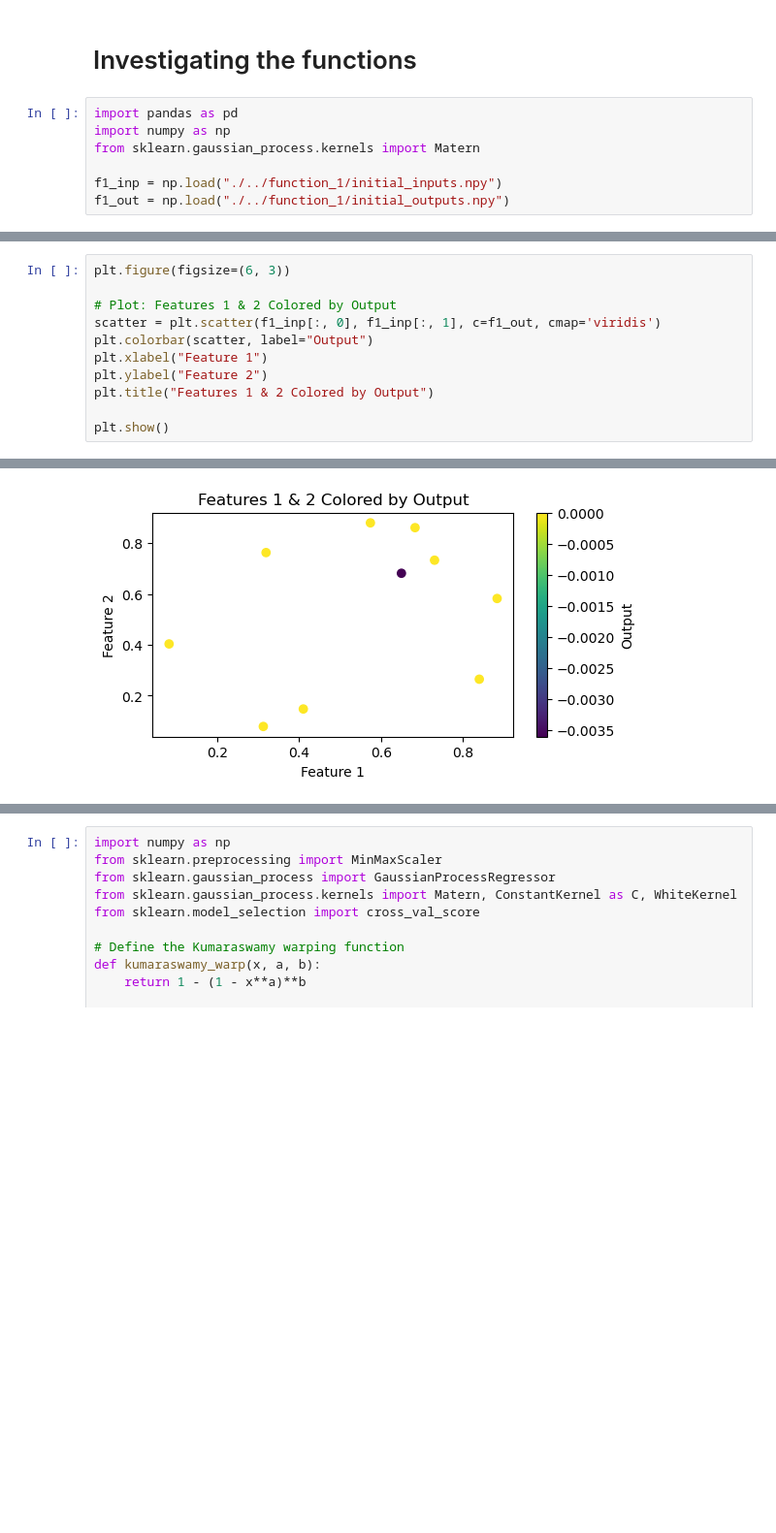
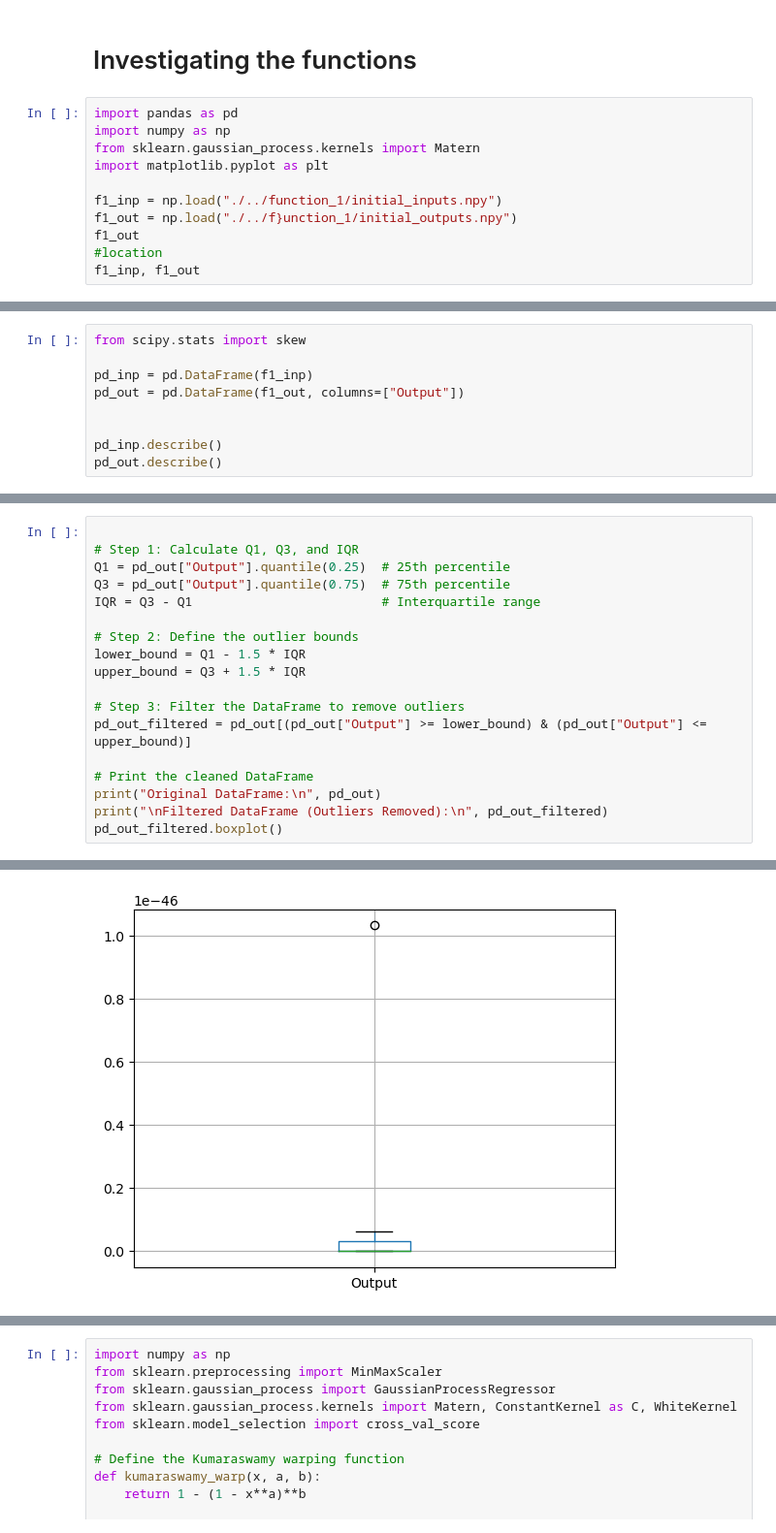
Before and after one commit to Alerdo/BlackBox-Bayesian_Optimisation, a Jupyter notebook: initial_data/0.0 notebooks/f1_optimisation.ipynb, the cells around one changed output, grey strips where cells are left out. Shown at 97% size. Saved outputs shown, nothing was run; the diff lists cells and outputs as text; blank space fills up the shorter version.

```diff
--- a/initial_data/0.0 notebooks/f1_optimisation.ipynb
+++ b/initial_data/0.0 notebooks/f1_optimisation.ipynb
@@ -4,6 +4,10 @@
 import pandas as pd
 import numpy as np
 from sklearn.gaussian_process.kernels import Matern
+import matplotlib.pyplot as plt
 
 f1_inp = np.load("./../function_1/initial_inputs.npy")
-f1_out = np.load("./../function_1/initial_outputs.npy")
+f1_out = np.load("./../f}unction_1/initial_outputs.npy")
+f1_out
+#location
+f1_inp, f1_out
@@ -26,0 +48,9 @@ f1_inp, f1_out
+# %%
+from scipy.stats import skew
+
+pd_inp = pd.DataFrame(f1_inp)
+pd_out = pd.DataFrame(f1_out, columns=["Output"])
+
+
+pd_inp.describe()
+pd_out.describe()
@@ -27,12 +94,19 @@ f1_inp, f1_out
 # %%
-plt.figure(figsize=(6, 3))
 
-# Plot: Features 1 & 2 Colored by Output
-scatter = plt.scatter(f1_inp[:, 0], f1_inp[:, 1], c=f1_out, cmap='viridis')
-plt.colorbar(scatter, label="Output")
-plt.xlabel("Feature 1")
-plt.ylabel("Feature 2")
-plt.title("Features 1 & 2 Colored by Output")
+# Step 1: Calculate Q1, Q3, and IQR
+Q1 = pd_out["Output"].quantile(0.25)  # 25th percentile
+Q3 = pd_out["Output"].quantile(0.75)  # 75th percentile
+IQR = Q3 - Q1                         # Interquartile range
 
-plt.show()
+# Step 2: Define the outlier bounds
+lower_bound = Q1 - 1.5 * IQR
+upper_bound = Q3 + 1.5 * IQR
+
+# Step 3: Filter the DataFrame to remove outliers
+pd_out_filtered = pd_out[(pd_out["Output"] >= lower_bound) & (pd_out["Output"] <= upper_bound)]
+
+# Print the cleaned DataFrame
+print("Original DataFrame:\n", pd_out)
+print("\nFiltered DataFrame (Outliers Removed):\n", pd_out_filtered)
+pd_out_filtered.boxplot()
 # %% [output]
@@ -39,3 +131,3 @@ plt.show()
-[figure, old version]
+[figure, new version]
 # %%
 from scipy.interpolate import griddata
```
Also changed, not shown: parts of 77 cells of this notebook, 10 other files.
